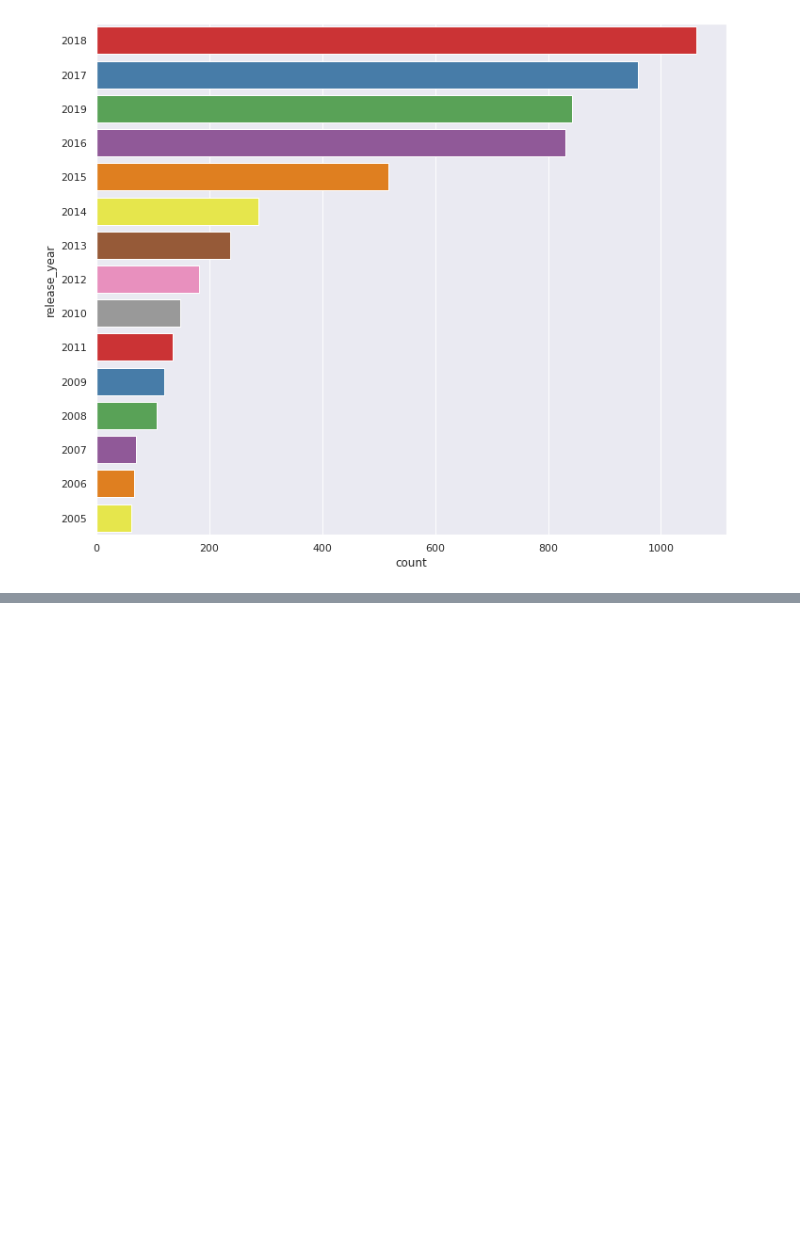
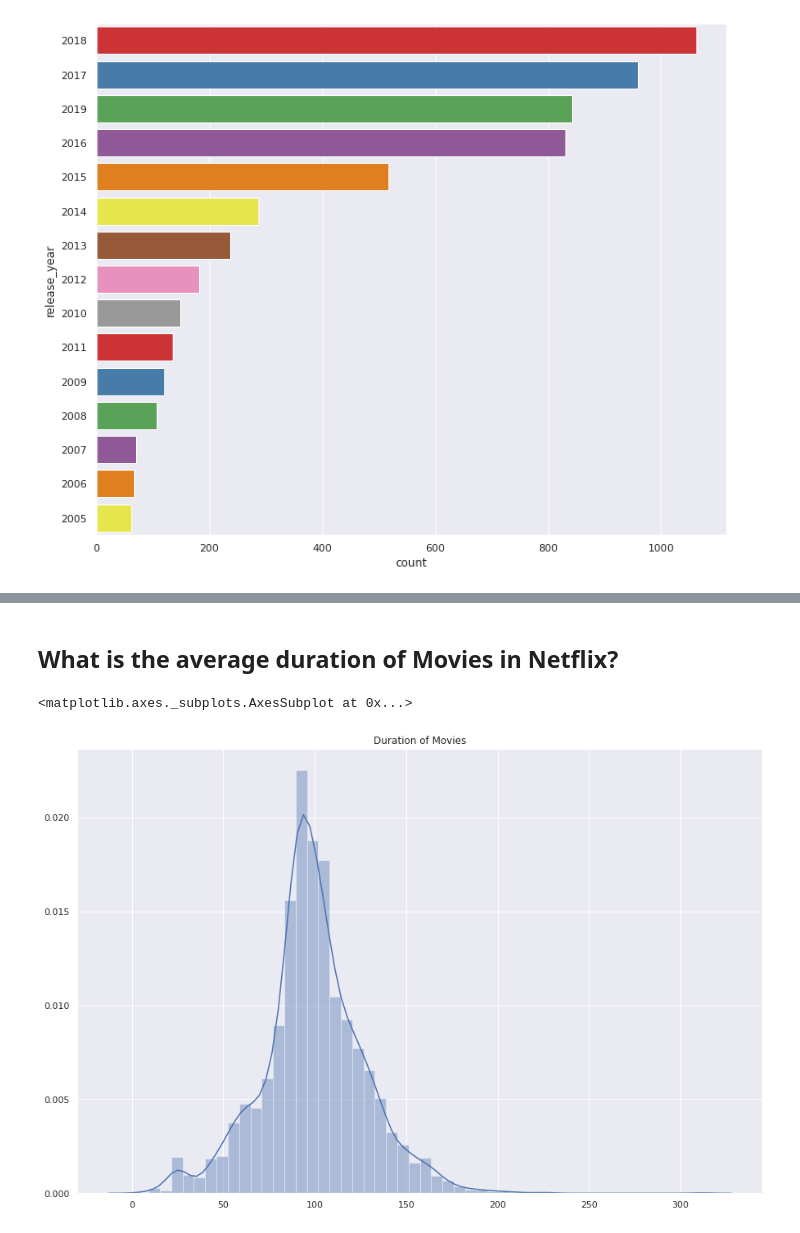
Before and after one commit to SahilChachra/Netflix-Data-Visualization, a Jupyter notebook: Netflix Data Visualization.ipynb, the cells around one changed output, grey strips where cells are left out. Saved outputs shown, nothing was run; the diff lists cells and outputs as text; code cells hidden in the pictures; blank space fills up the shorter version.

```diff
--- a/Netflix Data Visualization.ipynb
+++ b/Netflix Data Visualization.ipynb
@@ -96,0 +101,4 @@ ax = sns.countplot(y='release_year',data=data,order=data['release_year'].value_c
+# %%
+movie = data[data['type']=='Movie']
+#movie.columns
+movie.head(5)
@@ -96,0 +112,14 @@ ax = sns.countplot(y='release_year',data=data,order=data['release_year'].value_c
+# %% [markdown]
+## What is the average duration of Movies in Netflix?
+# %%
+duration = []
+movie = movie[movie['duration'].notna()]
+for i in movie['duration']:
+    duration.append(int(i.strip('min')))
+# %%
+plt.figure(1,figsize=(15,10))
+plt.title("Duration of Movies")
+sns.distplot(duration)
+# %% [output]
+<matplotlib.axes._subplots.AxesSubplot at 0x...>
+[figure, added]
```
Also changed, not shown: parts of 10 cells of this notebook.
